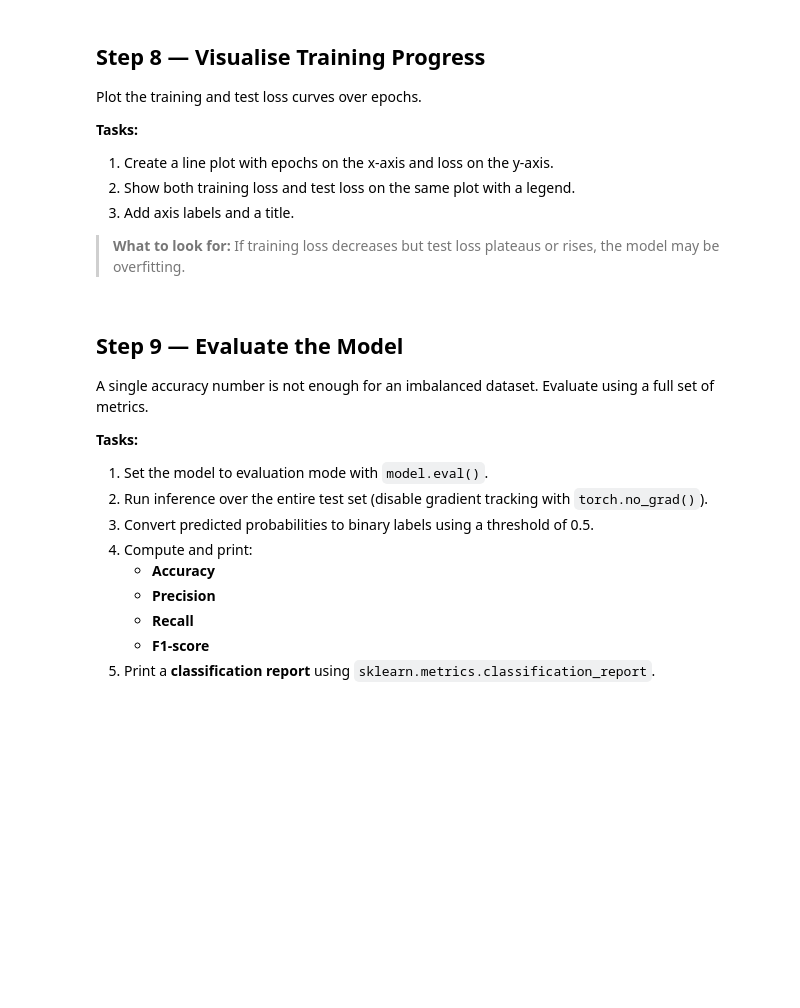
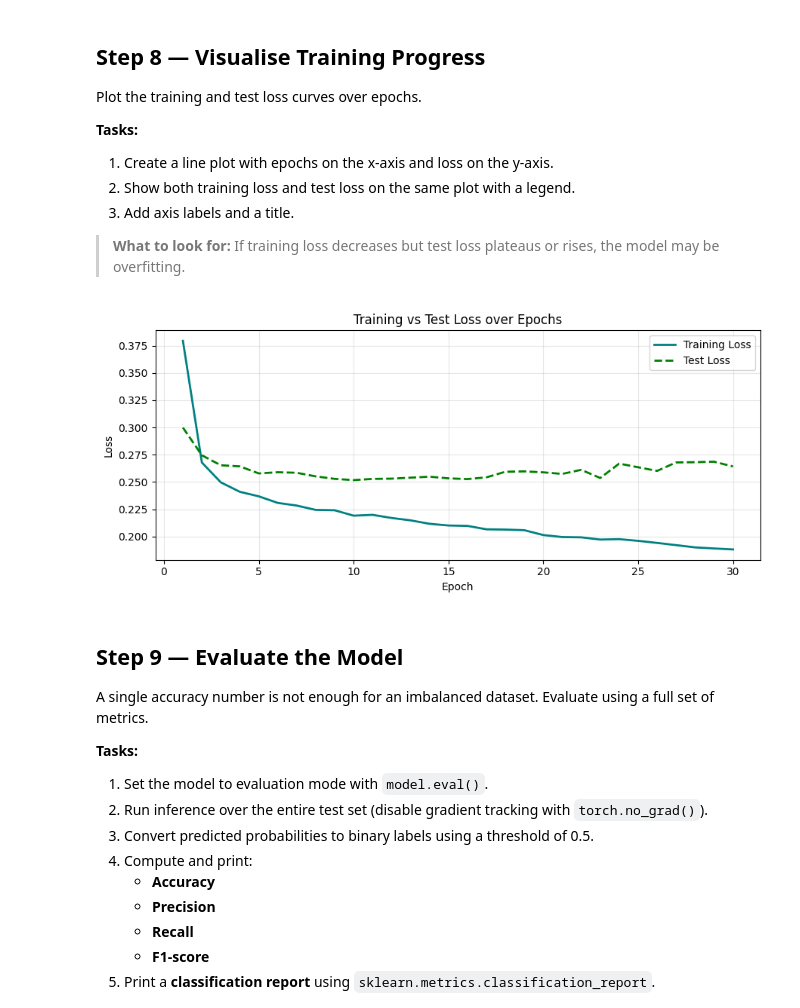
Before and after one commit to Jolanati/Deep_Learning, a Jupyter notebook: Lecture_2/03_Simple_Neural_Network_Exercise_UNSOLVED.ipynb, the cells around one changed output. Drawn from its saved outputs; the diff is of its cells as text; code cells hidden in the pictures; blank space fills up the shorter version.

```diff
--- a/Lecture_2/03_Simple_Neural_Network_Exercise_UNSOLVED.ipynb
+++ b/Lecture_2/03_Simple_Neural_Network_Exercise_UNSOLVED.ipynb
@@ -78,0 +90,4 @@ Load the CSV file into a pandas DataFrame.
+# %%
+df = pd.read_csv("online_shoppers_intention.csv")
+print("Shape:", df.shape)
+df.head()
@@ -124,0 +234,22 @@ Build a feedforward neural network by subclassing `torch.nn.Module`.
+# %%
+class CustomerClassifier(nn.Module):
+    def __init__(self, input_size):
+        super(CustomerClassifier, self).__init__()
+        self.network = nn.Sequential(
+            nn.Linear(input_size, 64),   # input → hidden layer 1
+            nn.ReLU(),
+            nn.Linear(64, 32),           # hidden layer 1 → hidden layer 2
+            nn.ReLU(),
+            nn.Linear(32, 1),            # hidden layer 2 → output
+            nn.Sigmoid()                 # output probability in [0, 1]
+        )
+
+    def forward(self, x):
+        return self.network(x)
+
+
+input_size = X_train_tensor.shape[1]
+model = CustomerClassifier(input_size)
+print(model)
+print(f"\nInput features         : {input_size}")
+print(f"Trainable parameters   : {sum(p.numel() for p in model.parameters()):,}")
@@ -136,0 +280,6 @@ For binary classification with a sigmoid output, the standard choice is **Binary
+# %%
+criterion = nn.BCELoss()
+optimizer = torch.optim.Adam(model.parameters(), lr=0.001)
+
+print("Loss function :", criterion)
+print("Optimiser     :", optimizer.__class__.__name__, "| lr =", optimizer.param_groups[0]['lr'])
@@ -170,3 +360,16 @@ Plot the training and test loss curves over epochs.
+# %%
+plt.figure(figsize=(9, 4))
+plt.plot(range(1, num_epochs + 1), train_losses, label='Training Loss', linewidth=2, color='teal')
+plt.plot(range(1, num_epochs + 1), test_losses,  label='Test Loss',     linewidth=2, linestyle='--', color='green')
+plt.xlabel('Epoch')
+plt.ylabel('Loss')
+plt.title('Training vs Test Loss over Epochs')
+plt.legend()
+plt.grid(True, alpha=0.3)
+plt.tight_layout()
+plt.show()
+# %% [output]
+[figure, added]
 # %% [markdown]
 ## Step 9 — Evaluate the Model
 
```
Also changed, not shown: parts of 23 cells of this notebook, 2 other files.
